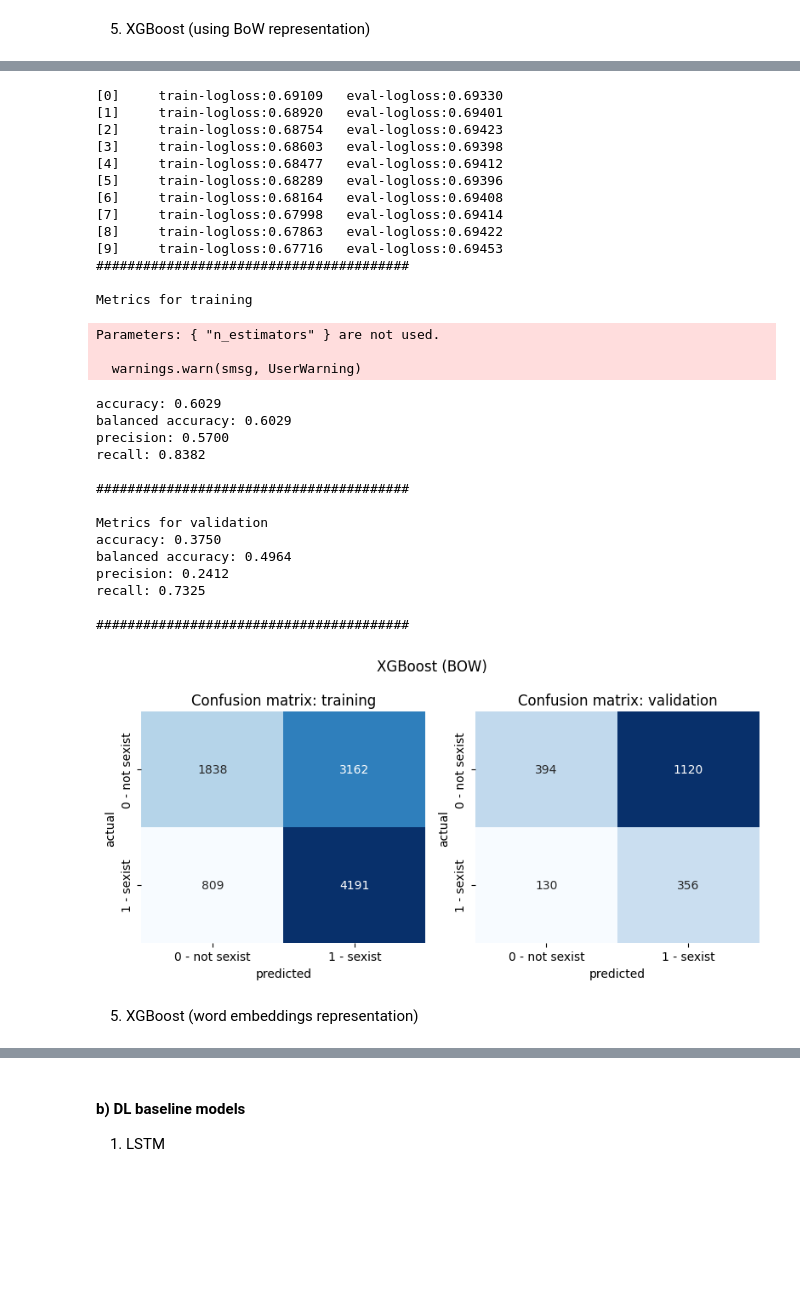
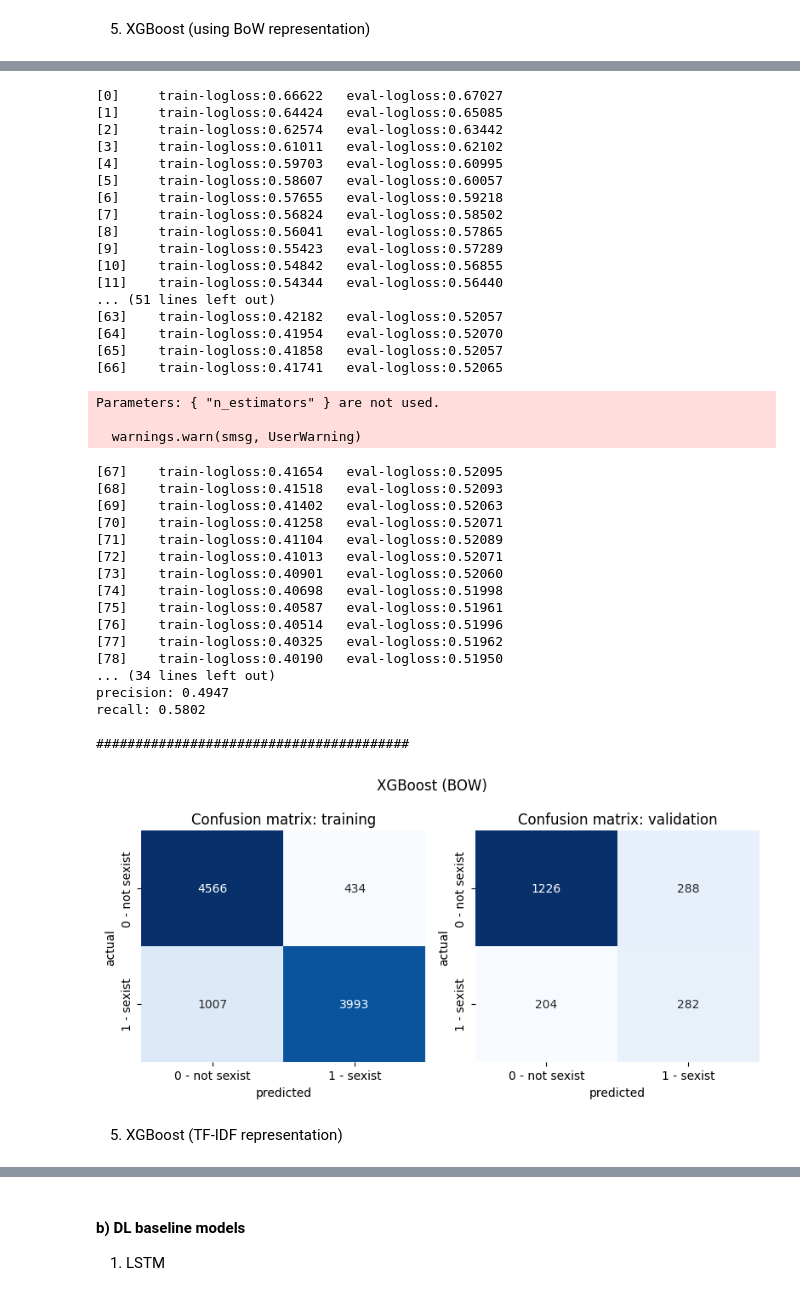
Before and after one commit to henrform/NLP_24W_VSHJ, a Jupyter notebook: milestone 2/milestone_2.ipynb, the cells around one changed output, grey strips where cells are left out. Drawn from its saved outputs; the diff is of its cells as text; code cells hidden in the pictures; blank space fills up the shorter version.

Commit message:
Reusults slightly improved for bow/tf-idf features in the balanced case

```diff
--- a/milestone 2/milestone_2.ipynb
+++ b/milestone 2/milestone_2.ipynb
@@ -17,11 +17,12 @@ from baseline_models import XGBoostClassifier, MajorityClassClassifier, NaiveBay
 # %%
 import_preprocess = ImportPreprocess()
 import_preprocess.import_train_val_test()
+import_preprocess.create_balanced_dataset()
 
 X_train, y_train, S_train = import_preprocess.X_train, import_preprocess.y_train, import_preprocess.S_train
 X_val, y_val, S_val = import_preprocess.X_val, import_preprocess.y_val, import_preprocess.S_val
 X_test, y_test, S_test = import_preprocess.X_test, import_preprocess.y_test, import_preprocess.S_test
-X_balanced, y_balanced = import_preprocess.create_balanced_dataset(X_train, y_train, n_samples=5000)
+X_balanced, y_balanced = import_preprocess.X_train_balanced, import_preprocess.y_train_balanced
 
 print("Number of training samples:", len(X_train))
 print("Number of validation samples:", len(X_val))
@@ -125,7 +126,7 @@ recall: 0.0000
 # %% [markdown]
 3. Naive Bayes (NB)
 # %%
-X_train_bow, X_val_bow, X_test_bow, X_balanced_bow, X_train_val_bow, feature_names = import_preprocess.create_bow_representation()
+X_train_bow, X_val_bow, X_test_bow, X_train_val_bow, feature_names = import_preprocess.create_bow_representation()
 
 naive_bayes_classifier = NaiveBayesClassifier()
 naive_bayes_classifier.train(X_train_bow, y_train, None, None)
@@ -153,9 +154,10 @@ recall: 0.3045
 ########################################
 [figure]
 # %%
-naive_bayes_classifier.train(X_balanced_bow, y_balanced, None, None)
+X_train_balanced_bow, X_val_balanced_bow, X_test_balanced_bow, X_train_val_balanced_bow, feature_names = import_preprocess.create_bow_representation(balanced=True)
+naive_bayes_classifier.train(X_train_balanced_bow, y_balanced, None, None)
 
-res = naive_bayes_classifier.evaluate({"training": X_balanced_bow, "validation": X_val_bow}, [y_balanced, y_val], model_name="Naive Bayes")
+res = naive_bayes_classifier.evaluate({"training": X_train_balanced_bow, "validation": X_val_balanced_bow}, [y_balanced, y_val], model_name="Naive Bayes")
 for res_x in res:
     balanced_results.loc[len(balanced_results)] = res_x
 # %% [output]
@@ -206,9 +208,9 @@ recall: 0.2819
 ########################################
 [figure]
 # %%
-log_reg_classifier.train(X_balanced_bow, y_balanced, None, None)
+log_reg_classifier.train(X_train_balanced_bow, y_balanced, None, None)
 
-res = log_reg_classifier.evaluate({"training": X_balanced_bow, "validation": X_val_bow}, [y_balanced, y_val], model_name="Logistic Regression")
+res = log_reg_classifier.evaluate({"training": X_train_balanced_bow, "validation": X_val_bow}, [y_balanced, y_val], model_name="Logistic Regression")
 for res_x in res:
     balanced_results.loc[len(balanced_results)] = res_x
 # %% [output]
@@ -279,42 +281,49 @@ recall: 0.2490
 ########################################
 [figure]
 # %%
-xg_boost_bow.train(X_balanced_bow, y_balanced, X_val_bow, y_val)
+xg_boost_bow.train(X_train_balanced_bow, y_balanced, X_val_balanced_bow, y_val)
 
-res = xg_boost_bow.evaluate({"training": X_balanced_bow, "validation": X_val_bow}, [y_balanced, y_val], model_name="XGBoost (BOW)")
+res = xg_boost_bow.evaluate({"training": X_train_balanced_bow, "validation": X_val_balanced_bow}, [y_balanced, y_val], model_name="XGBoost (BOW)")
 for res_x in res:
     balanced_results.loc[len(balanced_results)] = res_x
 # %% [output]
-[0]     train-logloss:0.69109   eval-logloss:0.69330
-[1]     train-logloss:0.68920   eval-logloss:0.69401
-[2]     train-logloss:0.68754   eval-logloss:0.69423
-[3]     train-logloss:0.68603   eval-logloss:0.69398
-[4]     train-logloss:0.68477   eval-logloss:0.69412
-[5]     train-logloss:0.68289   eval-logloss:0.69396
-[6]     train-logloss:0.68164   eval-logloss:0.69408
-[7]     train-logloss:0.67998   eval-logloss:0.69414
-[8]     train-logloss:0.67863   eval-logloss:0.69422
-[9]     train-logloss:0.67716   eval-logloss:0.69453
-########################################
-
-Metrics for training
+[0]     train-logloss:0.66622   eval-logloss:0.67027
+[1]     train-logloss:0.64424   eval-logloss:0.65085
+[2]     train-logloss:0.62574   eval-logloss:0.63442
+[3]     train-logloss:0.61011   eval-logloss:0.62102
+[4]     train-logloss:0.59703   eval-logloss:0.60995
+[5]     train-logloss:0.58607   eval-logloss:0.60057
+[6]     train-logloss:0.57655   eval-logloss:0.59218
+[7]     train-logloss:0.56824   eval-logloss:0.58502
+[8]     train-logloss:0.56041   eval-logloss:0.57865
+[9]     train-logloss:0.55423   eval-logloss:0.57289
+[10]    train-logloss:0.54842   eval-logloss:0.56855
+[11]    train-logloss:0.54344   eval-logloss:0.56440
+... (51 lines left out)
+[63]    train-logloss:0.42182   eval-logloss:0.52057
+[64]    train-logloss:0.41954   eval-logloss:0.52070
+[65]    train-logloss:0.41858   eval-logloss:0.52057
+[66]    train-logloss:0.41741   eval-logloss:0.52065
 Parameters: { "n_estimators" } are not used.
 
   warnings.warn(smsg, UserWarning)
-accuracy: 0.6029
-balanced accuracy: 0.6029
-precision: 0.5700
-recall: 0.8382
+[67]    train-logloss:0.41654   eval-logloss:0.52095
+[68]    train-logloss:0.41518   eval-logloss:0.52093
+[69]    train-logloss:0.41402   eval-logloss:0.52063
+[70]    train-logloss:0.41258   eval-logloss:0.52071
+[71]    train-logloss:0.41104   eval-logloss:0.52089
+[72]    train-logloss:0.41013   eval-logloss:0.52071
+[73]    train-logloss:0.40901   eval-logloss:0.52060
+[74]    train-logloss:0.40698   eval-logloss:0.51998
+[75]    train-logloss:0.40587   eval-logloss:0.51961
+[76]    train-logloss:0.40514   eval-logloss:0.51996
+[77]    train-logloss:0.40325   eval-logloss:0.51962
+[78]    train-logloss:0.40190   eval-logloss:0.51950
+... (34 lines left out)
+precision: 0.4947
+recall: 0.5802
 
 ########################################
-
-Metrics for validation
-accuracy: 0.3750
-balanced accuracy: 0.4964
-precision: 0.2412
-recall: 0.7325
-
-########################################
-[figure, old version]
+[figure, new version]
 # %% [markdown]
-5. XGBoost (word embeddings representation)
+5. XGBoost (TF-IDF representation)
```
Also changed, not shown: parts of 5 cells of this notebook.
